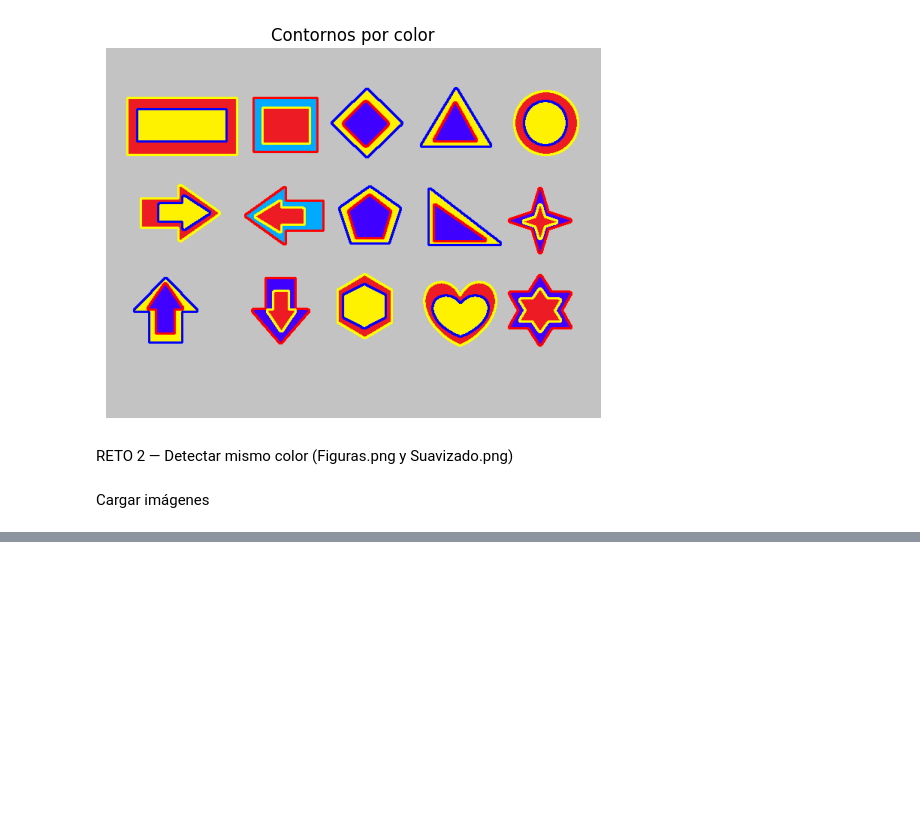
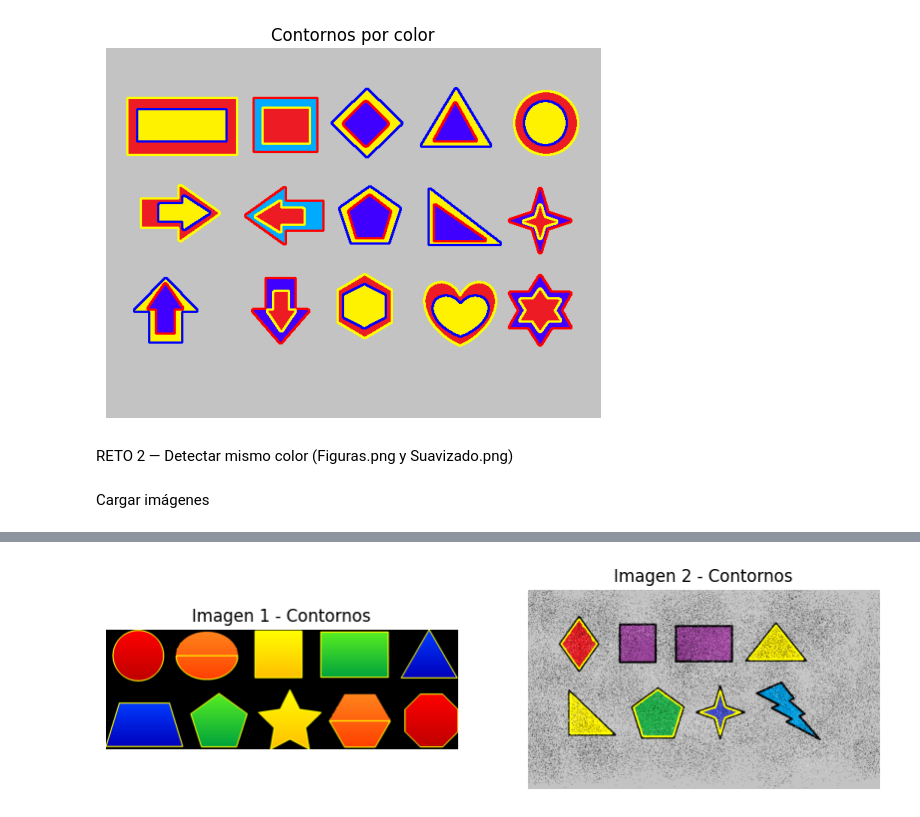
Before and after one commit to 202300080/Rulo, a Jupyter notebook: UNIDAD 3/Actividad3.ipynb, the cells around one changed output, grey strips where cells are left out. Saved outputs shown, nothing was run; the diff lists cells and outputs as text; code cells hidden in the pictures; blank space fills up the shorter version.

```diff
--- a/UNIDAD 3/Actividad3.ipynb
+++ b/UNIDAD 3/Actividad3.ipynb
@@ -177,0 +140,74 @@ plt.axis('off')
+# %%
+
+
+# Convertir a HSV
+hsv1 = cv2.cvtColor(img1, cv2.COLOR_BGR2HSV)
+hsv2 = cv2.cvtColor(img2, cv2.COLOR_BGR2HSV)
+
+# Definir rangos de colores (puedes ajustarlos)
+colores = {
+    "rojo": [
+        (np.array([0, 120, 70]), np.array([10, 255, 255])),
+        (np.array([170, 120, 70]), np.array([180, 255, 255]))
+    ],
+    "amarillo": [
+        (np.array([20, 100, 100]), np.array([30, 255, 255]))
+    ],
+    "azul": [
+        (np.array([100, 150, 0]), np.array([140, 255, 255]))
+    ],
+    "verde": [
+        (np.array([40, 70, 70]), np.array([80, 255, 255]))
+    ]
+}
+
+# Color del contorno (el mismo para ambas imágenes)
+color_borde = (0, 255, 255)  # amarillo (BGR)
+grosor = 3
+
+# Copias para dibujar
+res1 = img1.copy()
+res2 = img2.copy()
+
+# Procesar cada color
+for color, rangos in colores.items():
+
+    mask1_total = None
+    mask2_total = None
+
+    # Crear máscaras (por si hay 2 rangos como rojo)
+    for bajo, alto in rangos:
+        mask1 = cv2.inRange(hsv1, bajo, alto)
+        mask2 = cv2.inRange(hsv2, bajo, alto)
+
+        if mask1_total is None:
+            mask1_total = mask1
+            mask2_total = mask2
+        else:
+            mask1_total = cv2.add(mask1_total, mask1)
+            mask2_total = cv2.add(mask2_total, mask2)
+
+    # Encontrar contornos
+    contornos1, _ = cv2.findContours(mask1_total, cv2.RETR_EXTERNAL, cv2.CHAIN_APPROX_SIMPLE)
+    contornos2, _ = cv2.findContours(mask2_total, cv2.RETR_EXTERNAL, cv2.CHAIN_APPROX_SIMPLE)
+
+    # Dibujar contornos en ambas imágenes
+    cv2.drawContours(res1, contornos1, -1, color_borde, grosor)
+    cv2.drawContours(res2, contornos2, -1, color_borde, grosor)
+
+# Mostrar resultados
+plt.figure(figsize=(10,5))
+
+plt.subplot(1,2,1)
+plt.imshow(cv2.cvtColor(res1, cv2.COLOR_BGR2RGB))
+plt.title("Imagen 1 - Contornos")
+plt.axis('off')
+
+plt.subplot(1,2,2)
+plt.imshow(cv2.cvtColor(res2, cv2.COLOR_BGR2RGB))
+plt.title("Imagen 2 - Contornos")
+plt.axis('off')
+
+plt.show()
+# %% [output]
+[figure, added]
```
Also changed, not shown: parts of 4 cells of this notebook, 1 other file.
